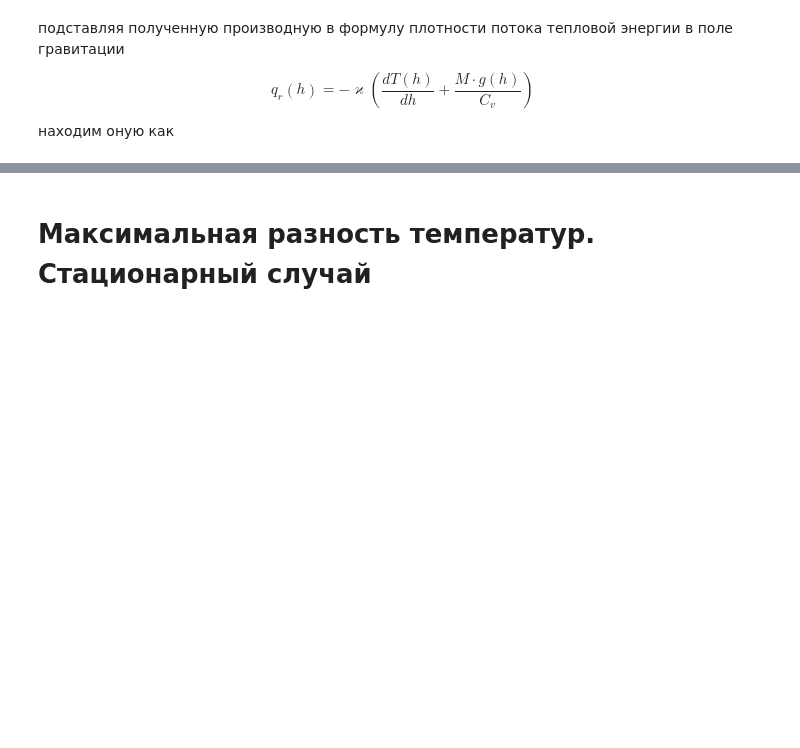
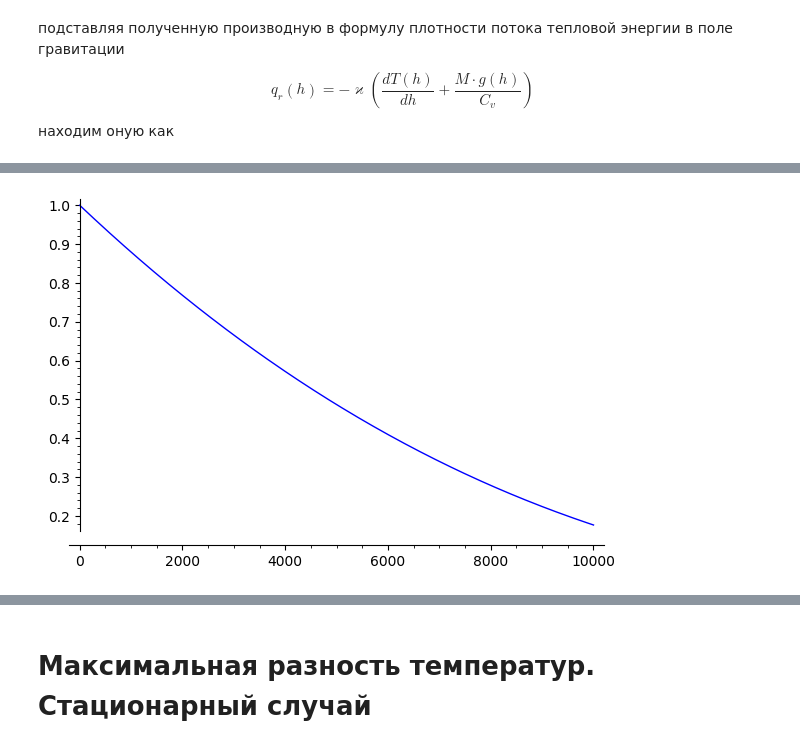
Before and after one commit to daju1/articles, a Jupyter notebook: gravitational_thermodynamics/law_of_heat_conduction_in_a_gravitational_field.ipynb, the cells around one changed output, grey strips where cells are left out. Saved outputs shown, nothing was run; the diff lists cells and outputs as text; code cells hidden in the pictures; blank space fills up the shorter version.

```diff
--- a/gravitational_thermodynamics/law_of_heat_conduction_in_a_gravitational_field.ipynb
+++ b/gravitational_thermodynamics/law_of_heat_conduction_in_a_gravitational_field.ipynb
@@ -482,0 +481,3 @@ $\displaystyle \kappa {\left(\frac{R_{\mathit{earth}} T_{0}}{{\left(R_{\mathit{e
+# %%
+Mg_RT = M * g_ / (R * Th)
+displ("\\frac {M\\,g(h)}{R\\,T(h)} =" + latex(Mg_RT))
@@ -482,0 +488,3 @@ $\displaystyle \kappa {\left(\frac{R_{\mathit{earth}} T_{0}}{{\left(R_{\mathit{e
+# %%
+Mg_RT_int_h = Mg_RT.integrate(h)
+displ("\\int\\,{\\frac {M\\,g(h)}{R\\,T(h)}}dh =" + latex(Mg_RT_int_h))
@@ -482,0 +495,3 @@ $\displaystyle \kappa {\left(\frac{R_{\mathit{earth}} T_{0}}{{\left(R_{\mathit{e
+# %%
+nh = n_0 * exp(Mg_RT_int_h.subs(h == 0)-Mg_RT_int_h)
+displ("n(h) =" + latex(nh))
@@ -482,0 +532,4 @@ $\displaystyle \kappa {\left(\frac{R_{\mathit{earth}} T_{0}}{{\left(R_{\mathit{e
+# %%
+plot(nh.subs(values, M == 0.029), h, 0, 10000)
+# %% [output]
+[figure, added]
```
Also changed, not shown: parts of 99 cells of this notebook.
